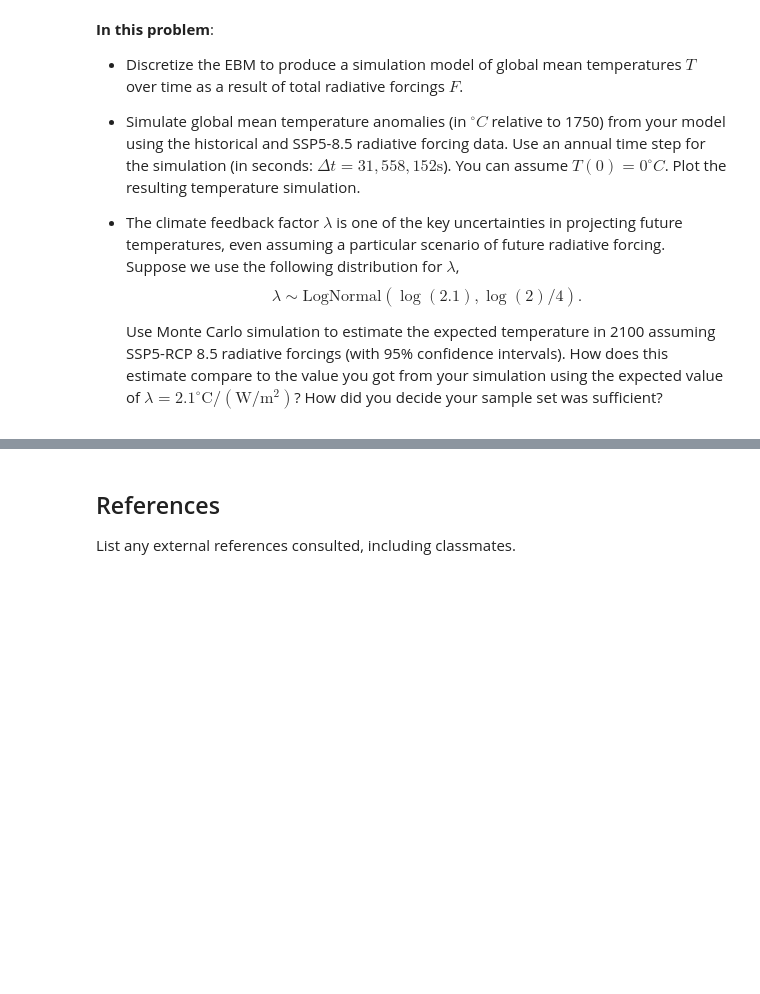
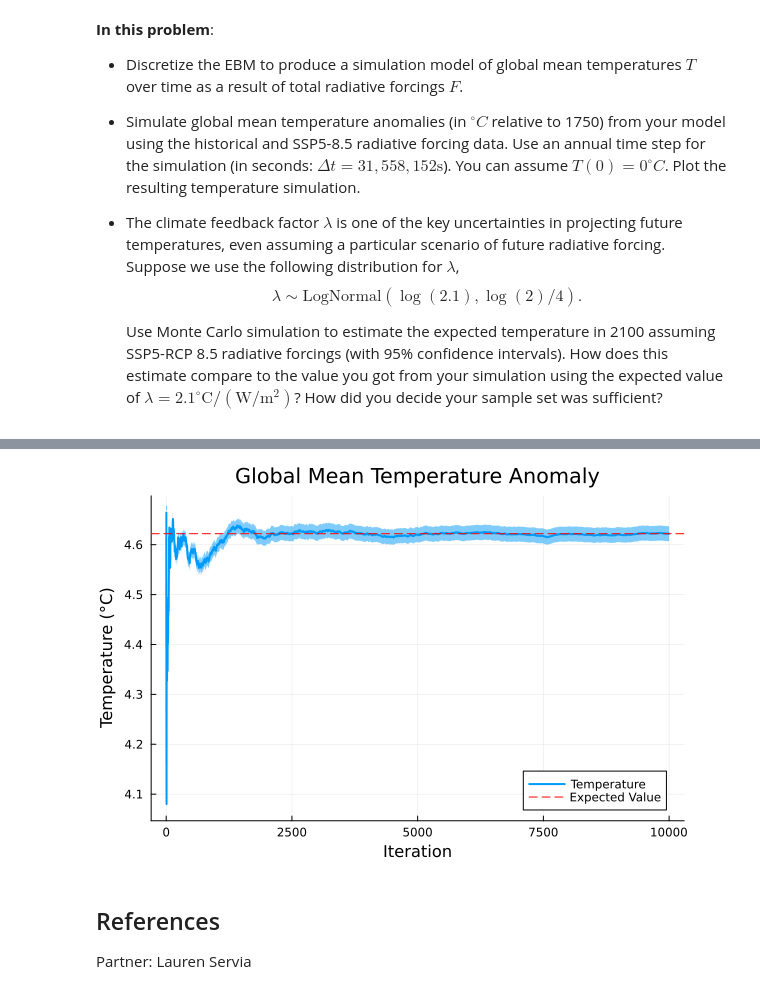
Before and after one commit to BEE4750-FA24/bee4750-fa24-hw3-hw03, a Jupyter notebook: hw03.ipynb, the cells around one changed output, grey strips where cells are left out. Cells and saved outputs as stored; diff of their text form; code cells hidden in the pictures; blank space fills up the shorter version.

```diff
--- a/hw03.ipynb
+++ b/hw03.ipynb
@@ -403,4 +605,17 @@ mg/L and CBOD and NBOD levels of 50 and 45 mg/L, respectively.
+# %%
+
+#plot results
+plot(collect(1:samples), T_est,
+    label="Temperature", xlabel = "Iteration", ylabel = "Temperature (°C)",
+    title = "Global Mean Temperature Anomaly",
+    linewidth=2,
+    ribbon=1.96*std_2100)
+
+#line with expected mean
+hline!([T_2100], color="red", linestyle=:dash, label = "Expected Value")
+# %% [output]
+[figure, added]
 # %% [markdown]
 ## References
 
-List any external references consulted, including classmates.
+Partner: Lauren Servia
```
Also changed, not shown: parts of 16 cells of this notebook.
